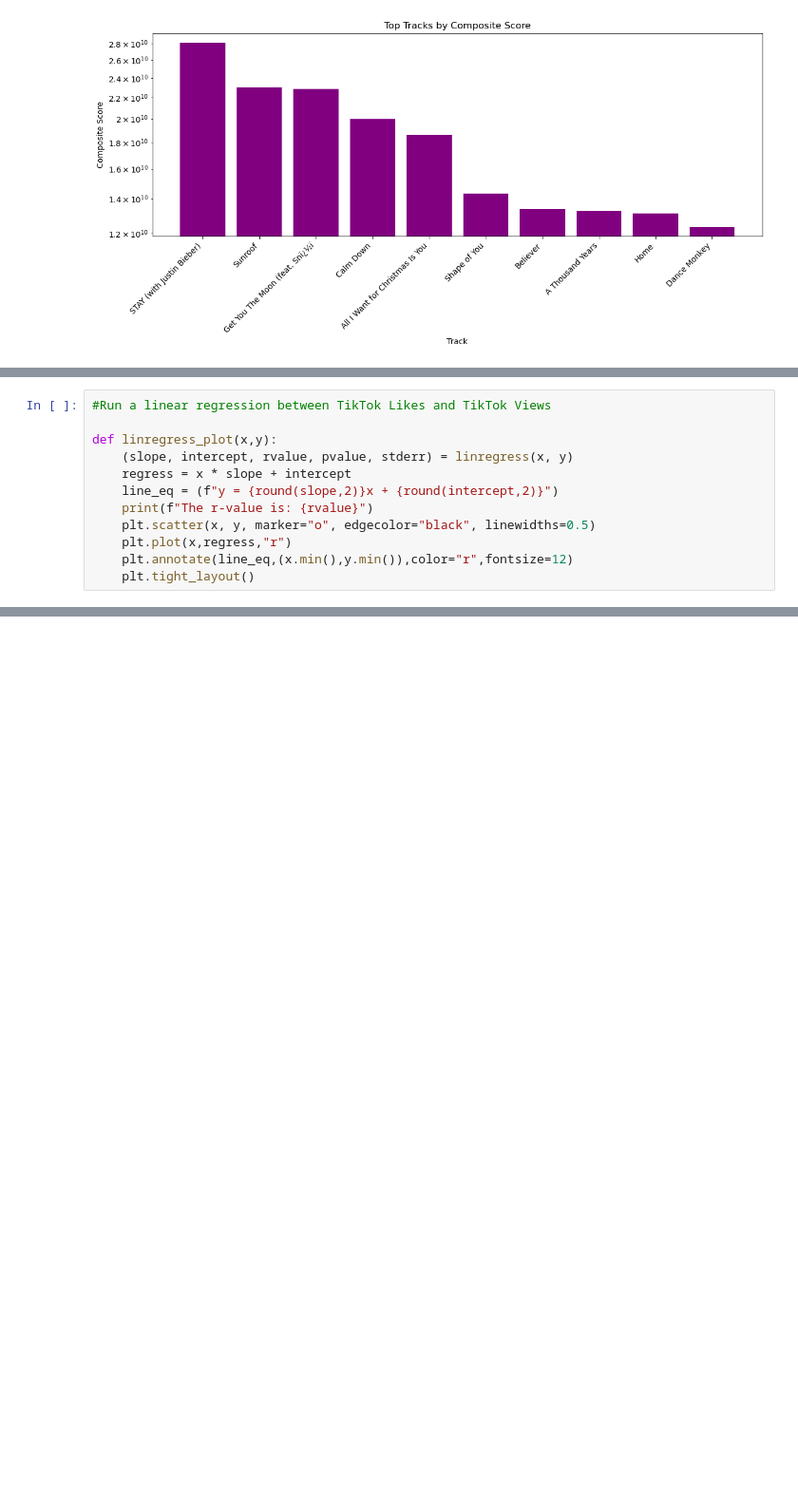
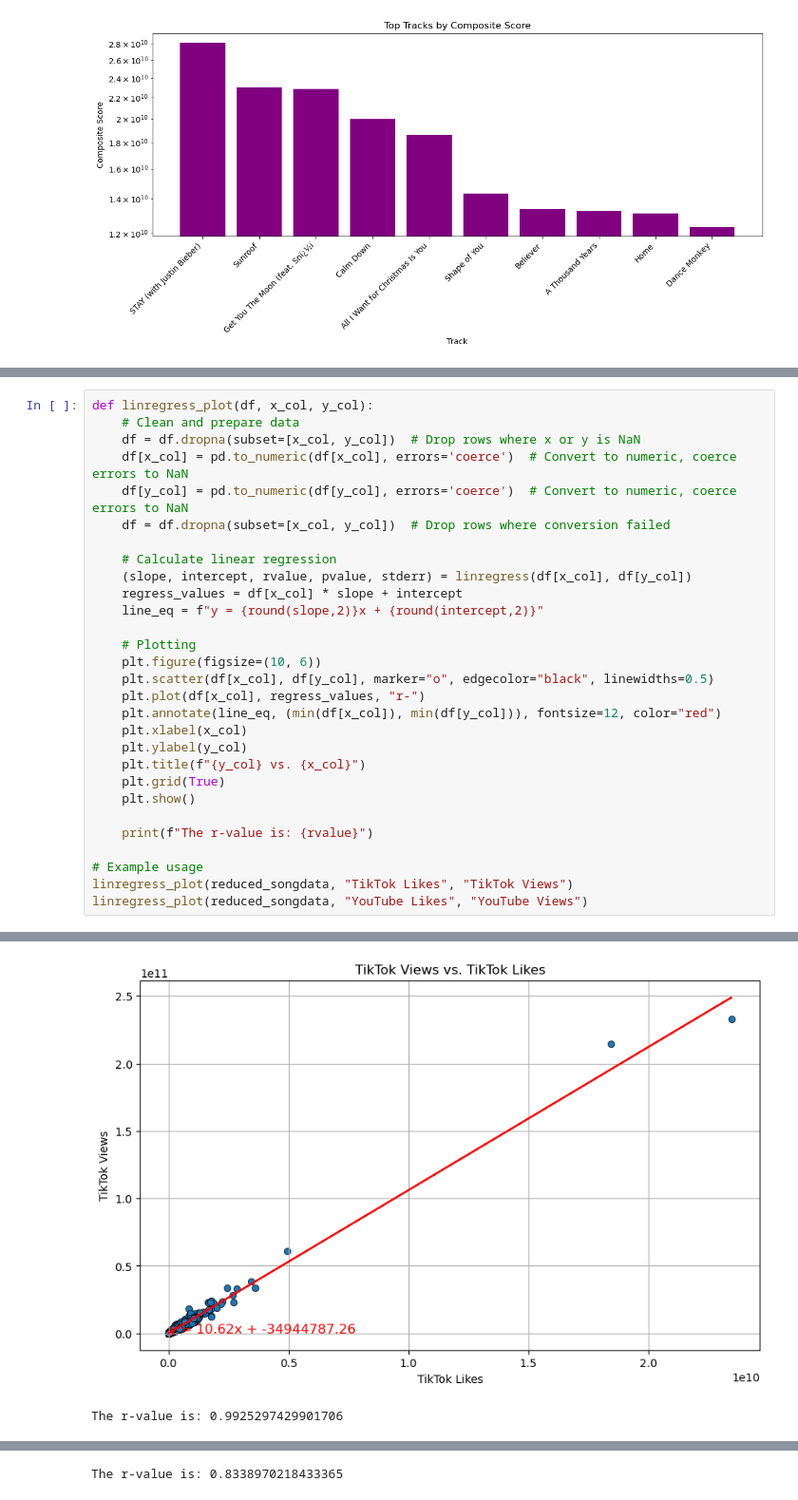
Before and after one commit to FloBeep/Project_1_2024_Songs, a Jupyter notebook: 2024 Most Streamed Songs Analysis - Master.ipynb, the cells around one changed output, grey strips where cells are left out. Shown at 95% size. Drawn from its saved outputs; the diff is of its cells as text; blank space fills up the shorter version.

```diff
--- a/2024 Most Streamed Songs Analysis - Master.ipynb
+++ b/2024 Most Streamed Songs Analysis - Master.ipynb
@@ -537,12 +506,0 @@ plt.show()
-# %%
-#Run a linear regression between TikTok Likes and TikTok Views
-
-def linregress_plot(x,y):
-    (slope, intercept, rvalue, pvalue, stderr) = linregress(x, y)
-    regress = x * slope + intercept
-    line_eq = (f"y = {round(slope,2)}x + {round(intercept,2)}")
-    print(f"The r-value is: {rvalue}")
-    plt.scatter(x, y, marker="o", edgecolor="black", linewidths=0.5)
-    plt.plot(x,regress,"r")
-    plt.annotate(line_eq,(x.min(),y.min()),color="r",fontsize=12)
-    plt.tight_layout()
@@ -552,0 +509,30 @@ NameError: name 'linregress' is not defined
+# %%
+def linregress_plot(df, x_col, y_col):
+    # Clean and prepare data
+    df = df.dropna(subset=[x_col, y_col])  # Drop rows where x or y is NaN
+    df[x_col] = pd.to_numeric(df[x_col], errors='coerce')  # Convert to numeric, coerce errors to NaN
+    df[y_col] = pd.to_numeric(df[y_col], errors='coerce')  # Convert to numeric, coerce errors to NaN
+    df = df.dropna(subset=[x_col, y_col])  # Drop rows where conversion failed
+
+    # Calculate linear regression
+    (slope, intercept, rvalue, pvalue, stderr) = linregress(df[x_col], df[y_col])
+    regress_values = df[x_col] * slope + intercept
+    line_eq = f"y = {round(slope,2)}x + {round(intercept,2)}"
+
+    # Plotting
+    plt.figure(figsize=(10, 6))
+    plt.scatter(df[x_col], df[y_col], marker="o", edgecolor="black", linewidths=0.5)
+    plt.plot(df[x_col], regress_values, "r-")
+    plt.annotate(line_eq, (min(df[x_col]), min(df[y_col])), fontsize=12, color="red")
+    plt.xlabel(x_col)
+    plt.ylabel(y_col)
+    plt.title(f"{y_col} vs. {x_col}")
+    plt.grid(True)
+    plt.show()
+
+    print(f"The r-value is: {rvalue}")
+
+# Example usage
+linregress_plot(reduced_songdata, "TikTok Likes", "TikTok Views")
+linregress_plot(reduced_songdata, "YouTube Likes", "YouTube Views")
+# %% [output]
@@ -552,0 +549,2 @@ NameError: name 'linregress' is not defined
+[figure, added]
+The r-value is: 0.9925297429901706
@@ -552,0 +552 @@ NameError: name 'linregress' is not defined
+The r-value is: 0.8338970218433365
```
Also changed, not shown: parts of 17 cells of this notebook, 1 other file.
